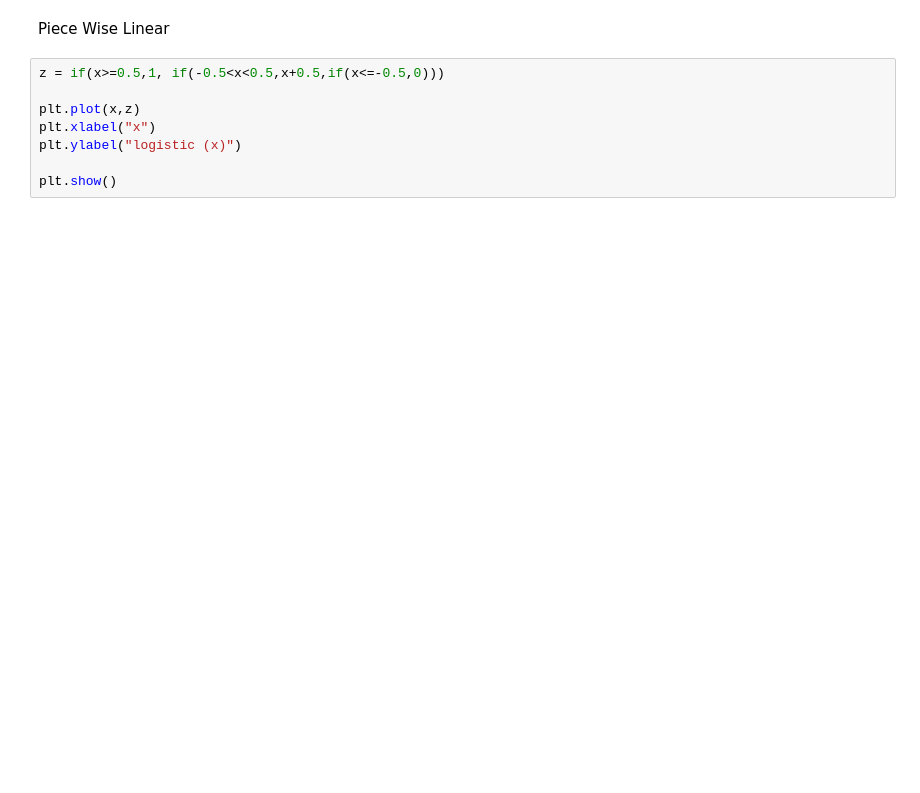
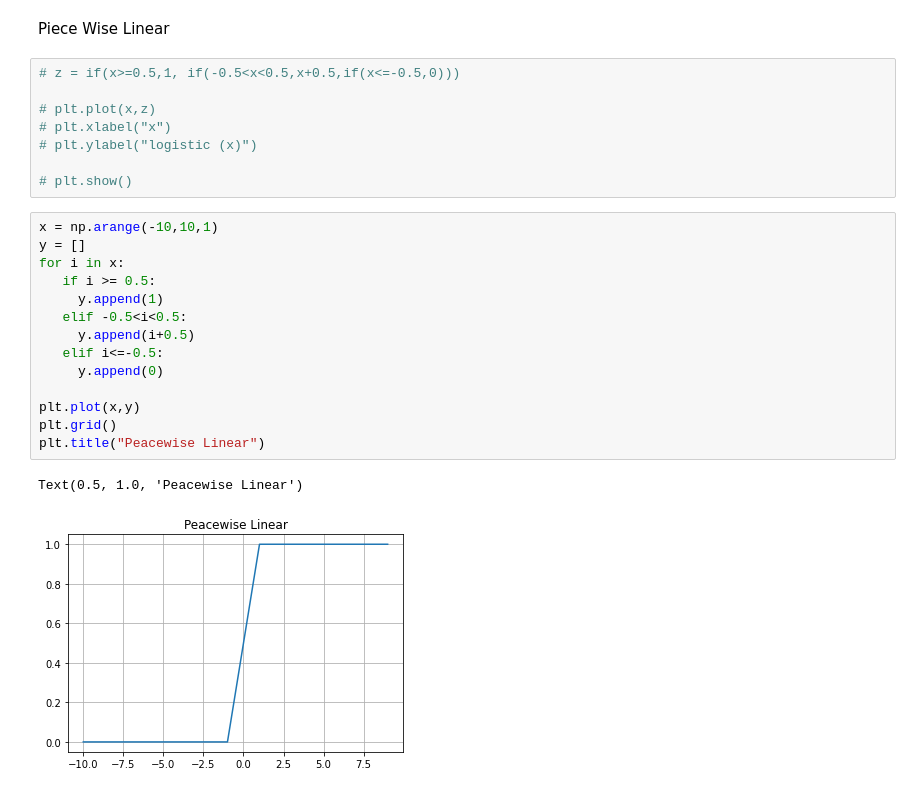
Before and after one commit to thebabycode/Neural-Networks-and-Deep-Learning, a Jupyter notebook: NNDL_Lab1.ipynb, the cells around one changed output. Saved outputs shown, nothing was run; the diff lists cells and outputs as text; blank space fills up the shorter version.

```diff
--- a/NNDL_Lab1.ipynb
+++ b/NNDL_Lab1.ipynb
@@ -44,10 +45,27 @@ plt.show()
 # %% [markdown]
 Piece Wise Linear
 # %%
-z = if(x>=0.5,1, if(-0.5<x<0.5,x+0.5,if(x<=-0.5,0)))
+# z = if(x>=0.5,1, if(-0.5<x<0.5,x+0.5,if(x<=-0.5,0)))
 
-plt.plot(x,z)
-plt.xlabel("x")
-plt.ylabel("logistic (x)")
+# plt.plot(x,z)
+# plt.xlabel("x")
+# plt.ylabel("logistic (x)")
 
-plt.show()
+# plt.show()
+# %%
+x = np.arange(-10,10,1)
+y = []
+for i in x:
+   if i >= 0.5:
+     y.append(1)
+   elif -0.5<i<0.5:
+     y.append(i+0.5)
+   elif i<=-0.5:
+     y.append(0)
+
+plt.plot(x,y)
+plt.grid()
+plt.title("Peacewise Linear")
+# %% [output]
+Text(0.5, 1.0, 'Peacewise Linear')
+[figure, added]
```
Also changed, not shown: parts of 17 cells of this notebook.
